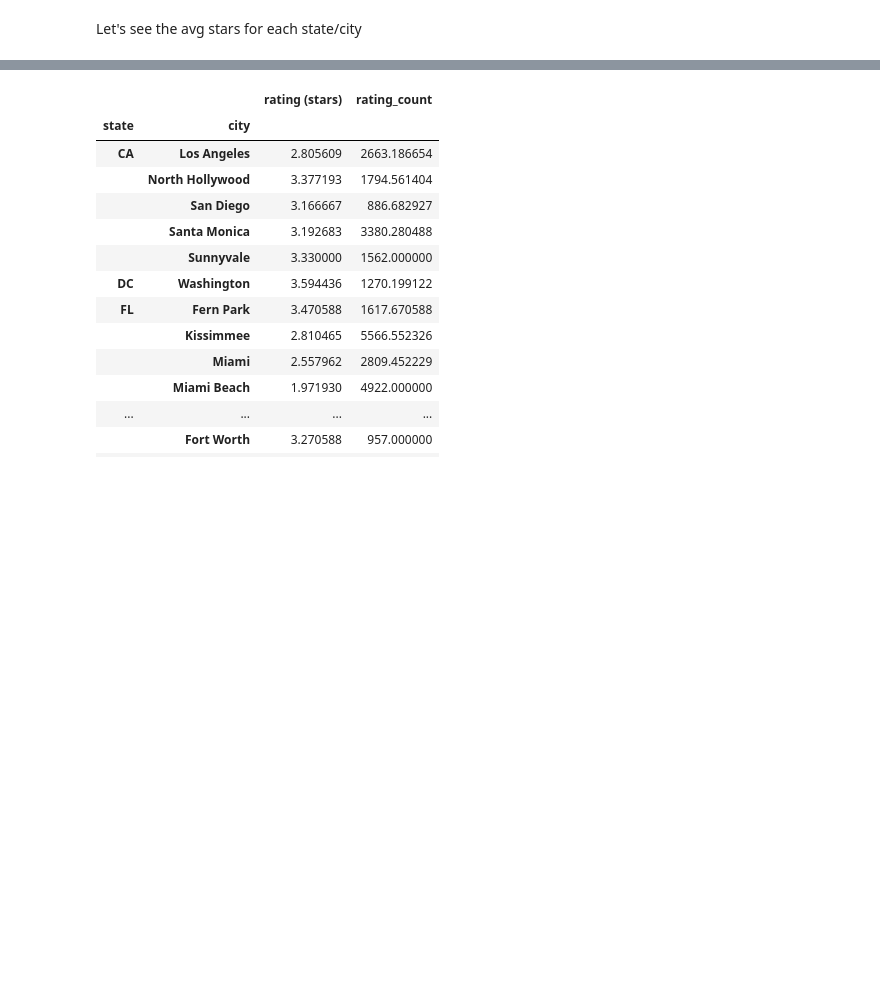
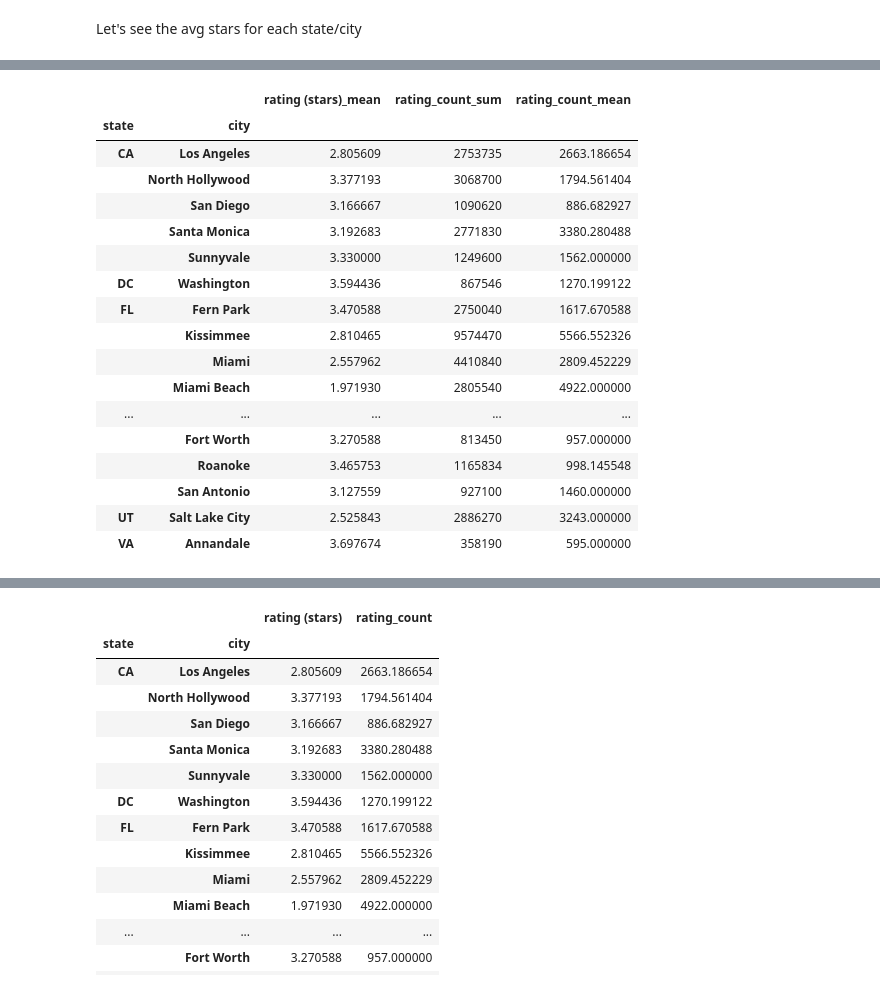
Before and after one commit to ssstoev/mcdonalds-reviews, a Jupyter notebook: review analysis.ipynb, the cells around one changed output, grey strips where cells are left out. Saved outputs shown, nothing was run; the diff lists cells and outputs as text; code cells hidden in the pictures; blank space fills up the shorter version.

```diff
--- a/review analysis.ipynb
+++ b/review analysis.ipynb
@@ -88,0 +93,24 @@ state_avg_stars
+# %%
+state_city_reviews = df_clean.groupby(['state', 'city']).agg({"rating (stars)": "mean", "rating_count": ["sum", "mean"]})
+# Flatten multi-level columns
+state_city_reviews.columns = ['_'.join(col).strip() if col[1] else col[0] for col in state_city_reviews.columns]
+state_city_reviews
+# %% [output]
+|  |  | rating (stars)_mean | rating_count_sum | rating_count_mean |
+| state | city |  |  |  |
+| CA | Los Angeles | 2.805609 | 2753735 | 2663.186654 |
+|  | North Hollywood | 3.377193 | 3068700 | 1794.561404 |
+|  | San Diego | 3.166667 | 1090620 | 886.682927 |
+|  | Santa Monica | 3.192683 | 2771830 | 3380.280488 |
+|  | Sunnyvale | 3.330000 | 1249600 | 1562.000000 |
+| DC | Washington | 3.594436 | 867546 | 1270.199122 |
+| FL | Fern Park | 3.470588 | 2750040 | 1617.670588 |
+|  | Kissimmee | 2.810465 | 9574470 | 5566.552326 |
+|  | Miami | 2.557962 | 4410840 | 2809.452229 |
+|  | Miami Beach | 1.971930 | 2805540 | 4922.000000 |
+| ... | ... | ... | ... | ... |
+|  | Fort Worth | 3.270588 | 813450 | 957.000000 |
+|  | Roanoke | 3.465753 | 1165834 | 998.145548 |
+|  | San Antonio | 3.127559 | 927100 | 1460.000000 |
+| UT | Salt Lake City | 2.525843 | 2886270 | 3243.000000 |
+| VA | Annandale | 3.697674 | 358190 | 595.000000 |
```
Also changed, not shown: parts of 17 cells of this notebook, 2 other files.
